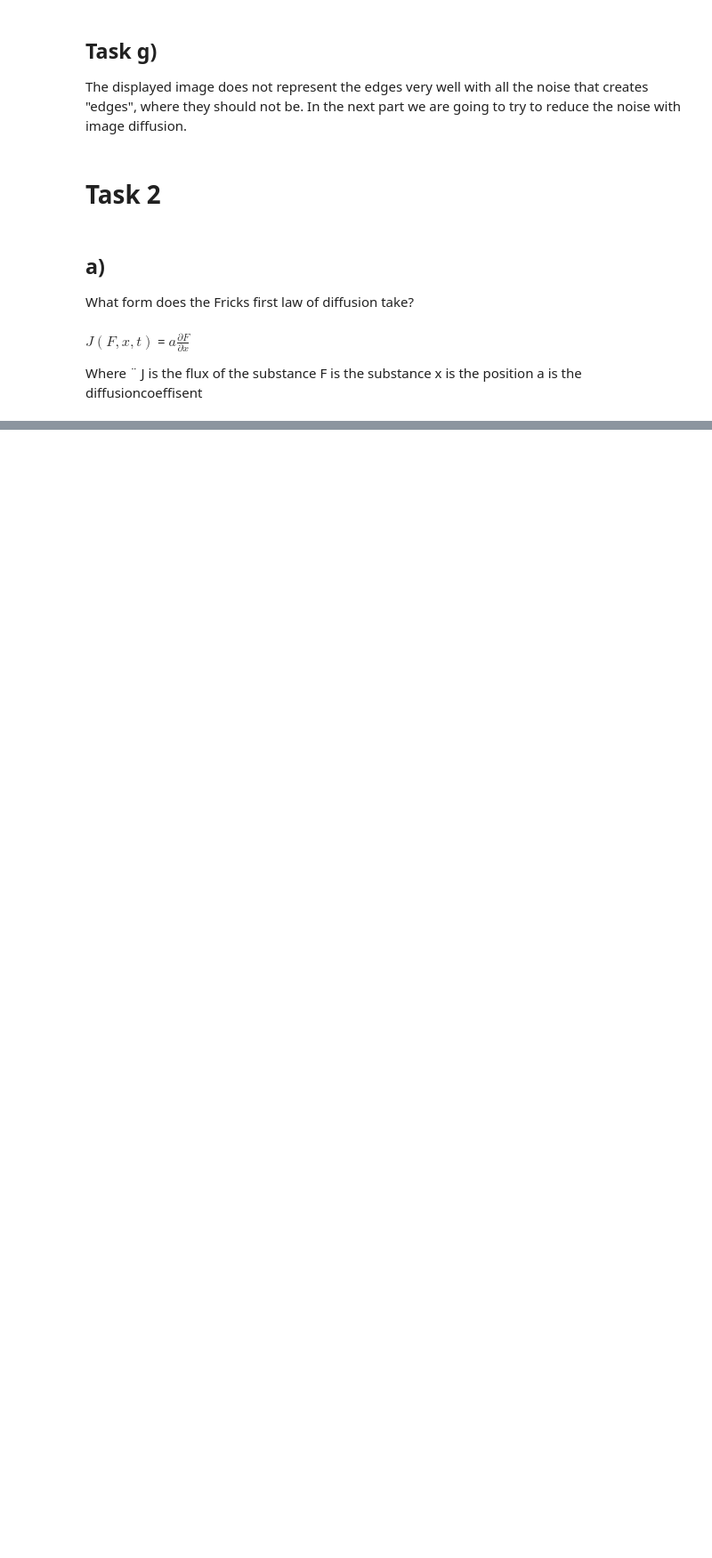
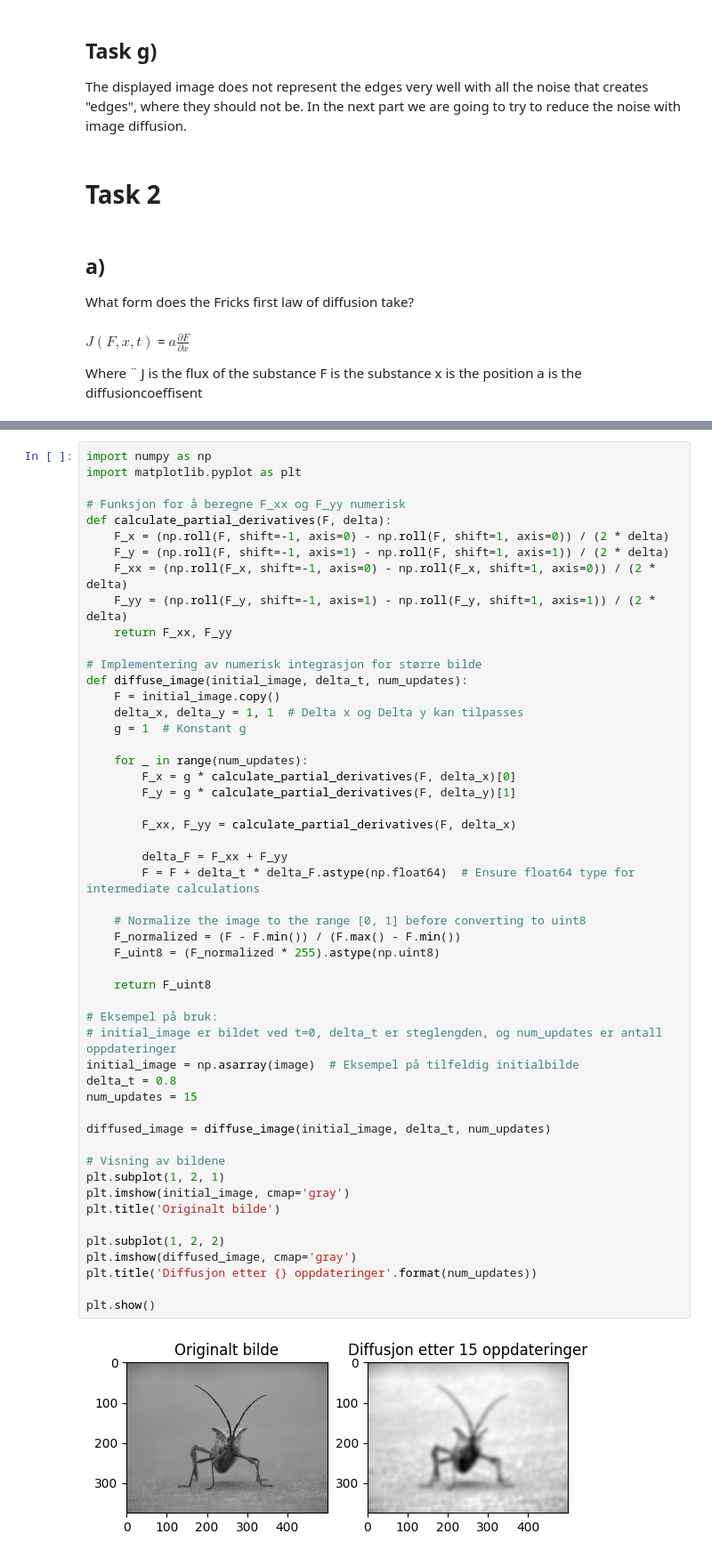
Before and after one commit to JoachimCode/ImageDiffusion, a Jupyter notebook: Bildebehandling,_diffusjon_og_Prims_algoritme.ipynb, the cells around one changed output, grey strips where cells are left out. Shown at 89% size. Drawn from its saved outputs; the diff is of its cells as text; blank space fills up the shorter version.

```diff
--- a/Bildebehandling,_diffusjon_og_Prims_algoritme.ipynb
+++ b/Bildebehandling,_diffusjon_og_Prims_algoritme.ipynb
@@ -171,0 +176,53 @@ a is the diffusioncoeffisent
+# %%
+import numpy as np
+import matplotlib.pyplot as plt
+
+# Funksjon for å beregne F_xx og F_yy numerisk
+def calculate_partial_derivatives(F, delta):
+    F_x = (np.roll(F, shift=-1, axis=0) - np.roll(F, shift=1, axis=0)) / (2 * delta)
+    F_y = (np.roll(F, shift=-1, axis=1) - np.roll(F, shift=1, axis=1)) / (2 * delta)
+    F_xx = (np.roll(F_x, shift=-1, axis=0) - np.roll(F_x, shift=1, axis=0)) / (2 * delta)
+    F_yy = (np.roll(F_y, shift=-1, axis=1) - np.roll(F_y, shift=1, axis=1)) / (2 * delta)
+    return F_xx, F_yy
+
+# Implementering av numerisk integrasjon for større bilde
+def diffuse_image(initial_image, delta_t, num_updates):
+    F = initial_image.copy()
+    delta_x, delta_y = 1, 1  # Delta x og Delta y kan tilpasses
+    g = 1  # Konstant g
+
+    for _ in range(num_updates):
+        F_x = g * calculate_partial_derivatives(F, delta_x)[0]
+        F_y = g * calculate_partial_derivatives(F, delta_y)[1]
+
+        F_xx, F_yy = calculate_partial_derivatives(F, delta_x)
+
+        delta_F = F_xx + F_yy
+        F = F + delta_t * delta_F.astype(np.float64)  # Ensure float64 type for intermediate calculations
+
+    # Normalize the image to the range [0, 1] before converting to uint8
+    F_normalized = (F - F.min()) / (F.max() - F.min())
+    F_uint8 = (F_normalized * 255).astype(np.uint8)
+
+    return F_uint8
+
+# Eksempel på bruk:
+# initial_image er bildet ved t=0, delta_t er steglengden, og num_updates er antall oppdateringer
+initial_image = np.asarray(image)  # Eksempel på tilfeldig initialbilde
+delta_t = 0.8
+num_updates = 15
+
+diffused_image = diffuse_image(initial_image, delta_t, num_updates)
+
+# Visning av bildene
+plt.subplot(1, 2, 1)
+plt.imshow(initial_image, cmap='gray')
+plt.title('Originalt bilde')
+
+plt.subplot(1, 2, 2)
+plt.imshow(diffused_image, cmap='gray')
+plt.title('Diffusjon etter {} oppdateringer'.format(num_updates))
+
+plt.show()
+# %% [output]
+[figure, added]
```
Also changed, not shown: parts of 3 cells of this notebook.
